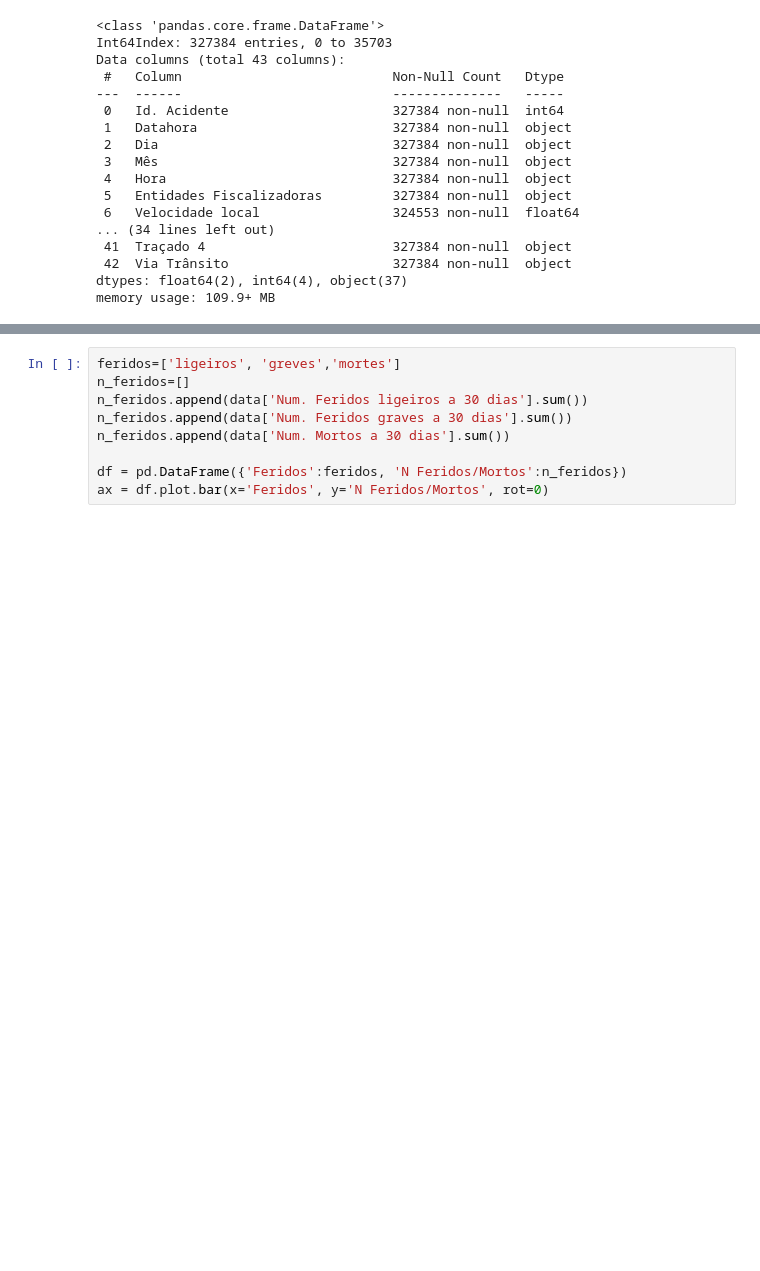
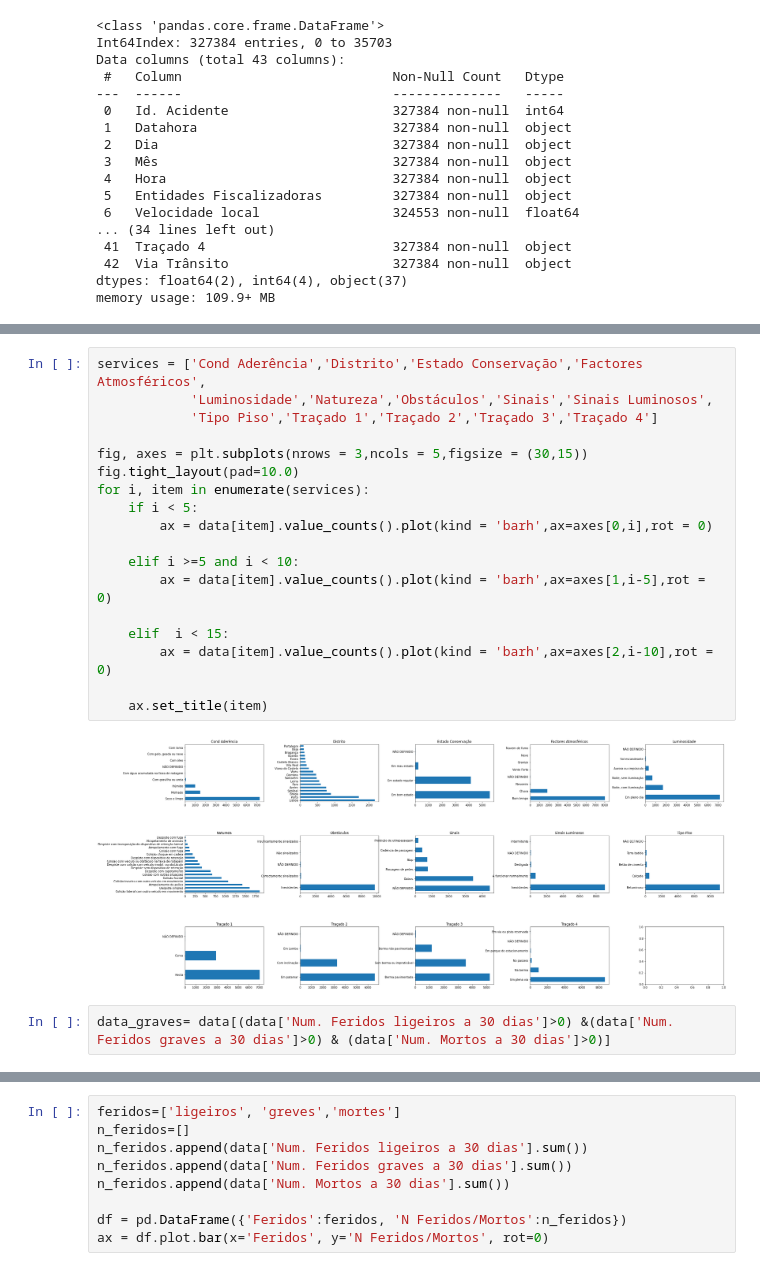
Before and after one commit to mrdso2-iscte/IAA_PROJECT, a Jupyter notebook: IAA.ipynb, the cells around one changed output, grey strips where cells are left out. Cells and saved outputs as stored; diff of their text form; blank space fills up the shorter version.

```diff
--- a/IAA.ipynb
+++ b/IAA.ipynb
@@ -176,0 +162,22 @@ data
+# %%
+services = ['Cond Aderência','Distrito','Estado Conservação','Factores Atmosféricos',
+            'Luminosidade','Natureza','Obstáculos','Sinais','Sinais Luminosos',
+            'Tipo Piso','Traçado 1','Traçado 2','Traçado 3','Traçado 4']
+
+fig, axes = plt.subplots(nrows = 3,ncols = 5,figsize = (30,15))
+fig.tight_layout(pad=10.0)
+for i, item in enumerate(services):
+    if i < 5:
+        ax = data[item].value_counts().plot(kind = 'barh',ax=axes[0,i],rot = 0)
+
+    elif i >=5 and i < 10:
+        ax = data[item].value_counts().plot(kind = 'barh',ax=axes[1,i-5],rot = 0)
+
+    elif  i < 15:
+        ax = data[item].value_counts().plot(kind = 'barh',ax=axes[2,i-10],rot = 0)
+
+    ax.set_title(item)
+# %% [output]
+[figure, added]
+# %%
+data_graves= data[(data['Num. Feridos ligeiros a 30 dias']>0) &(data['Num. Feridos graves a 30 dias']>0) & (data['Num. Mortos a 30 dias']>0)]
```
Also changed, not shown: parts of 13 cells of this notebook.
